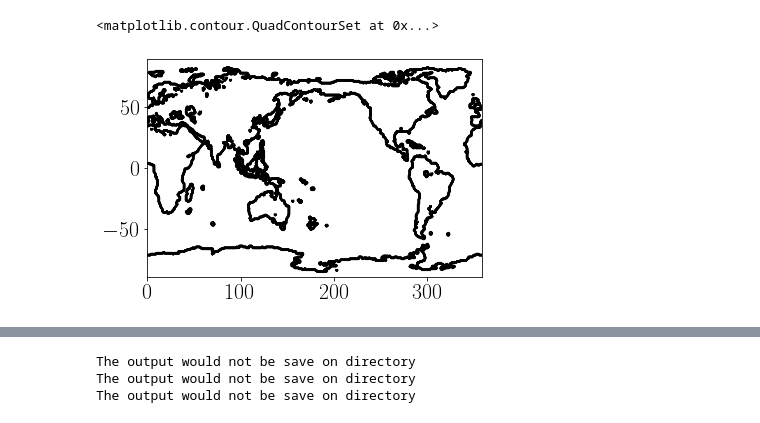
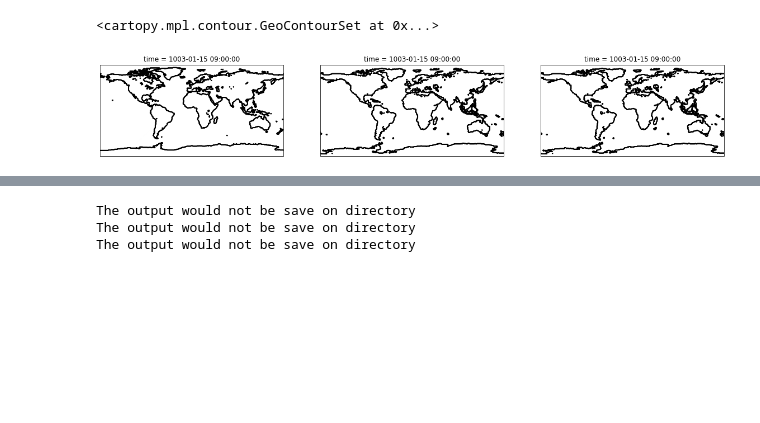
Before and after one commit to Dan-Boat/pyClimat, a Jupyter notebook: examples/Alps/Miocene/plot_anomaly.ipynb, the cells around one changed output, grey strips where cells are left out. Drawn from its saved outputs; the diff is of its cells as text; code cells hidden in the pictures; blank space fills up the shorter version.

```diff
--- a/examples/Alps/Miocene/plot_anomaly.ipynb
+++ b/examples/Alps/Miocene/plot_anomaly.ipynb
@@ -11,10 +12,9 @@ from pyClimat.plots import plot_annual_mean
 # paths
 module_output_main_path = "/home/dboateng/Model_output_pst"
 exp_name_aw100e100 = "a002_hpc-bw_e5w2.3_t159_PI_Alps_east_100_t159l31.6h"
-#exp_name_miow100e100_278ppm = "a011_hpc-bw_e5w2.3_t159_MIO_278ppm_CTL_t159l31.6h"
-exp_name_miow100e100_278ppm = "a013_hpc-bw_e5w2.3_t159_MIO_450ppm_CTL_t159l31.6h"
-#exp_name_miow100e100_450ppm = "a013_hpc-bw_e5w2.3_t159_MIO_450ppm_CTL_t159l31.6h"
-exp_name_miow100e100_450ppm = "a014_hpc-bw_e5w2.3_t159_MIO_W1E1_450ppm_t159l31.6h"
+exp_name_miow100e100_278ppm_frigola = "a011_hpc-bw_e5w2.3_t159_MIO_278ppm_CTL_t159l31.6h"
+exp_name_miow100e100_450ppm_frigola = "a013_hpc-bw_e5w2.3_t159_MIO_450ppm_CTL_t159l31.6h"
+exp_name_miow100e100_450ppm_herold = "a014_hpc-bw_e5w2.3_t159_MIO_W1E1_450ppm_t159l31.6h"
 # %%
 # read dataset
 # for supplementary (same but for annual)
@@ -25,13 +25,25 @@ period = "1m"
 # reading dataset
 aw1e1_data, aw1e1_wiso = read_ECHAM_processed(main_path=module_output_main_path , exp_name= exp_name_aw100e100, years=years,
                                                   period=period)
-miow1e1_data, miow1e1_wiso = read_ECHAM_processed(main_path=module_output_main_path , exp_name= exp_name_miow100e100_278ppm, years=years,
+miow1e1_data_fri, miow1e1_wiso_fri = read_ECHAM_processed(main_path=module_output_main_path , exp_name= exp_name_miow100e100_278ppm_frigola, years=years,
                                                   period=period)
-miow1e1_450_data, miow1e1_450_wiso = read_ECHAM_processed(main_path=module_output_main_path , exp_name= exp_name_miow100e100_450ppm, years=years,
+miow1e1_450_data_fri, miow1e1_450_wiso_fri = read_ECHAM_processed(main_path=module_output_main_path , exp_name= exp_name_miow100e100_450ppm_frigola, years=years,
                                                   period=period)
+miow1e1_450_data, miow1e1_450_wiso = read_ECHAM_processed(main_path=module_output_main_path , exp_name= exp_name_miow100e100_450ppm_herold, years=years,
+                                                  period=period)
 # %%
-data =miow1e1_450_data.slm[0] *1
-plt.contour(data.lon, data.lat, data.data,  colors='k', linestyles='-')
+# plot the land-sea mask for all the experiments
+
+#Pre-industrial
+projection = ccrs.PlateCarree()
+fig, (ax1, ax2, ax3) = plt.subplots(nrows = 1, ncols = 3, figsize=(20, 17), sharex=False,
+                                                sharey=False, subplot_kw={"projection":  projection})
+slm_pi =aw1e1_data.slm[0]
+mio_fri = miow1e1_data_fri.slm[0]
+mio_her = miow1e1_450_data.slm[0]
+slm_pi.plot.contour(colors='k', linestyles='-', ax=ax1, transform=projection)
+mio_fri.plot.contour(colors='k', linestyles='-', ax=ax2, transform=projection)
+mio_her.plot.contour(colors='k', linestyles='-', ax=ax3, transform=projection)
 # %% [output]
-<matplotlib.contour.QuadContourSet at 0x...>
+<cartopy.mpl.contour.GeoContourSet at 0x...>
-[figure, old version]
+[figure, new version]
```
Also changed, not shown: parts of 9 cells of this notebook.
